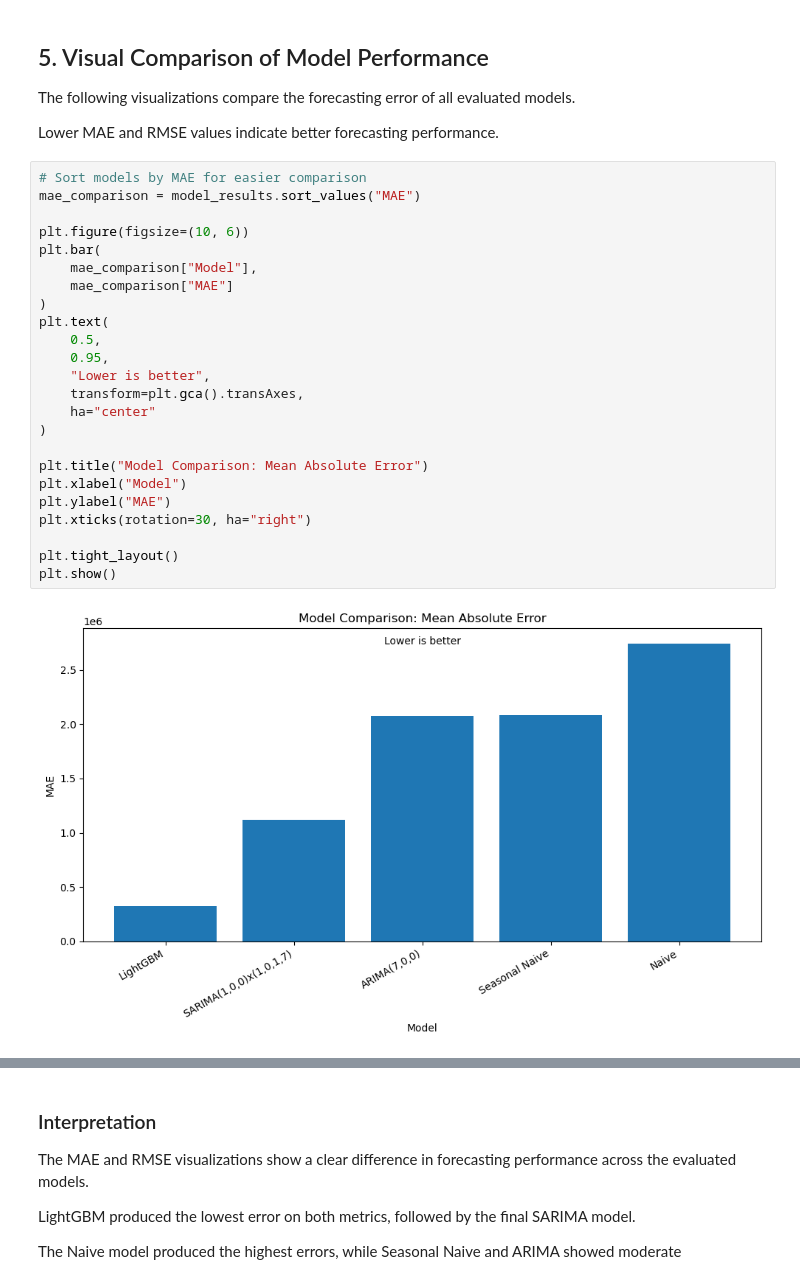
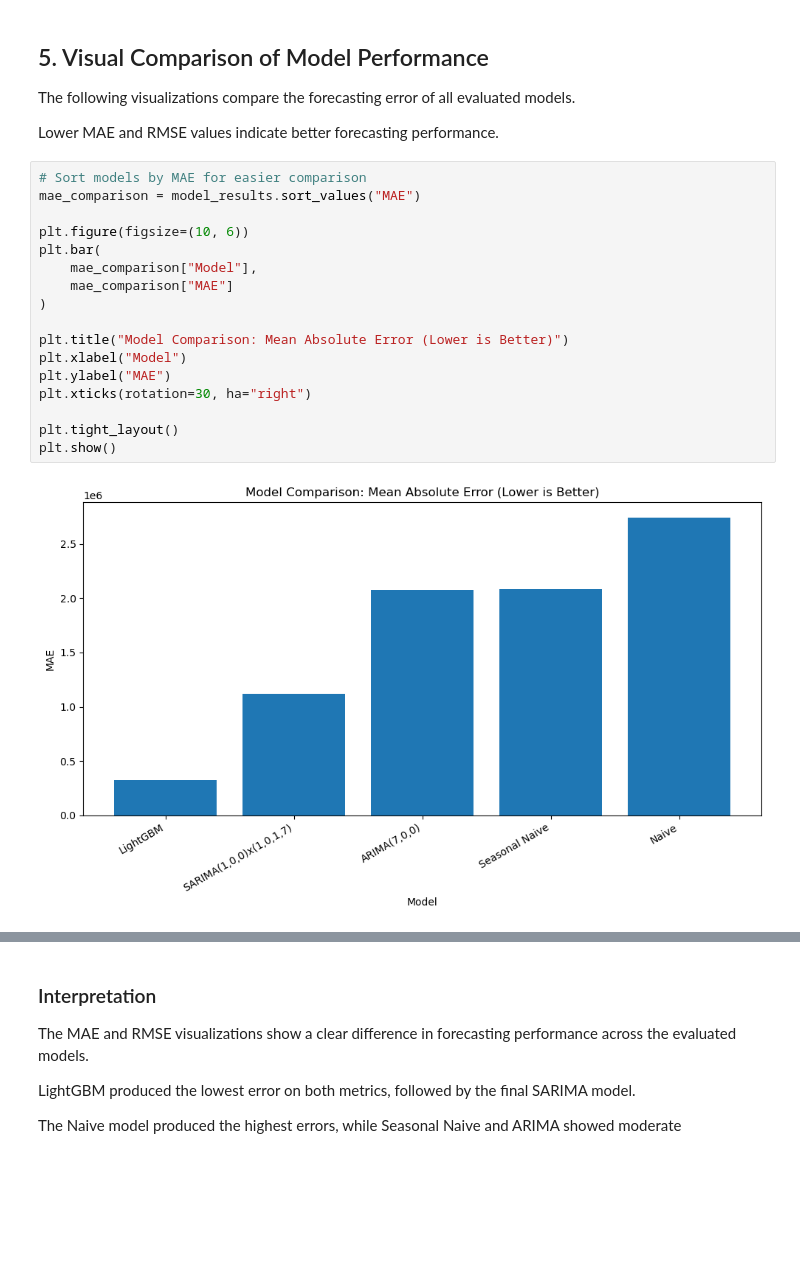
Before and after one commit to pradeepv777/retail-demand-forecast-api, a Jupyter notebook: notebooks/04_model_comparison.ipynb, the cells around one changed output, grey strips where cells are left out. Saved outputs shown, nothing was run; the diff lists cells and outputs as text; blank space fills up the shorter version.

```diff
--- a/notebooks/04_model_comparison.ipynb
+++ b/notebooks/04_model_comparison.ipynb
@@ -144,29 +144,22 @@ Lower MAE and RMSE values indicate better forecasting performance.
 # %%
 # Sort models by MAE for easier comparison
 mae_comparison = model_results.sort_values("MAE")
 
 plt.figure(figsize=(10, 6))
 plt.bar(
     mae_comparison["Model"],
     mae_comparison["MAE"]
 )
-plt.text(
-    0.5,
-    0.95,
-    "Lower is better",
-    transform=plt.gca().transAxes,
-    ha="center"
-)
 
-plt.title("Model Comparison: Mean Absolute Error")
+plt.title("Model Comparison: Mean Absolute Error (Lower is Better)")
 plt.xlabel("Model")
 plt.ylabel("MAE")
 plt.xticks(rotation=30, ha="right")
 
 plt.tight_layout()
 plt.show()
 # %% [output]
-[figure, old version]
+[figure, new version]
 # %%
 # Sort models by RMSE for easier comparison
 rmse_comparison = model_results.sort_values("RMSE")
```
Also changed, not shown: parts of 1 cell of this notebook, 2 other files.
